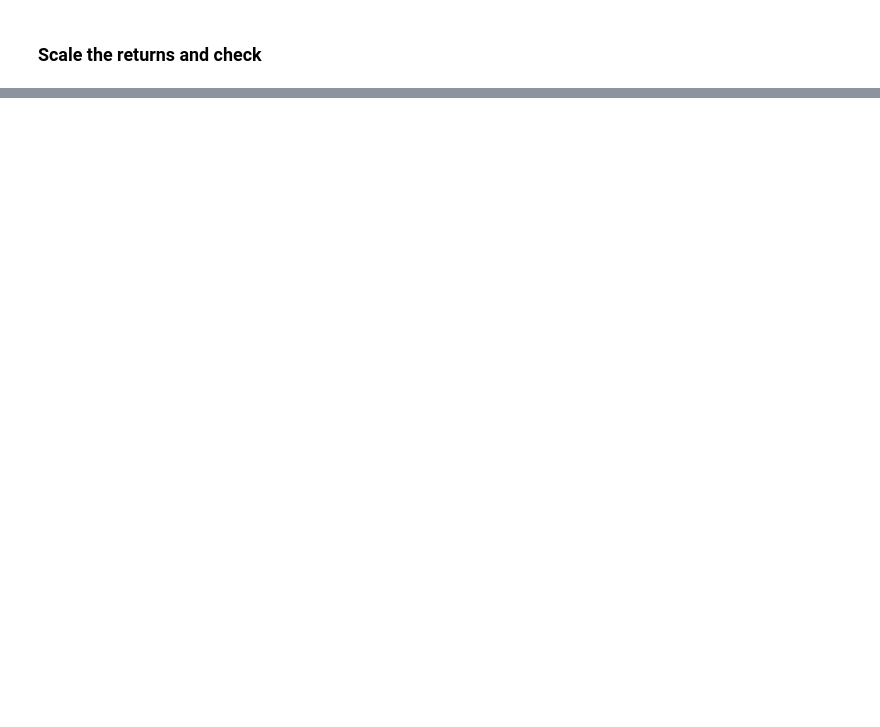
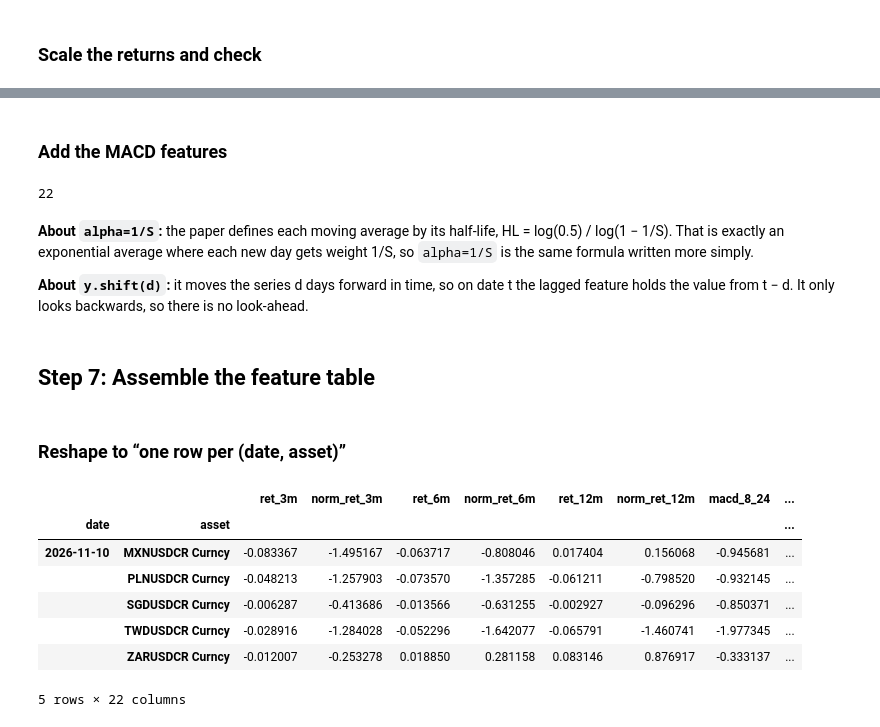
Before and after one commit to alvaro-serero/learning-to-rank, a Jupyter notebook: notebooks/main.ipynb, the cells around one changed output, grey strips where cells are left out. Cells and saved outputs as stored; diff of their text form; code cells hidden in the pictures; blank space fills up the shorter version.

```diff
--- a/notebooks/main.ipynb
+++ b/notebooks/main.ipynb
@@ -234,0 +298,11 @@ We can conclude that **vol scaling breaks on an asset that doesn’t really trad
+# %%
+HORIZONS = {"3m": 63, "6m": 126, "12m": 252}    # in trading days
+daily_vol = ex_ante_vol / np.sqrt(252)          # back from yearly to daily
+
+feats = {}
+for name, k in HORIZONS.items():
+    ret_k = prices / prices.shift(k) - 1                       # return over the past k days
+    feats[f"ret_{name}"] = ret_k
+    feats[f"norm_ret_{name}"] = ret_k / (daily_vol * np.sqrt(k))
+
+list(feats.keys())
@@ -234,0 +341,46 @@ We can conclude that **vol scaling breaks on an asset that doesn’t really trad
+# %% [markdown]
+### Add the MACD features
+# %%
+MACD_PAIRS = [(8, 24), (16, 48), (32, 96)]                  # (fast, slow) speeds
+LAGS = {"1m": 21, "3m": 63, "6m": 126, "12m": 252}          # in trading days
+
+def phi(y):
+    """Baz et al. response function."""
+    return y * np.exp(-y**2 / 4) / 0.89
+
+composite = 0
+for S, L in MACD_PAIRS:
+    macd = prices.ewm(alpha=1/S).mean() - prices.ewm(alpha=1/L).mean()
+    q = macd / prices.rolling(63).std()        # step 1: remove price units
+    y = q / q.rolling(252).std()               # step 2: comparable over time
+    feats[f"macd_{S}_{L}"] = y
+    for lag_name, d in LAGS.items():
+        feats[f"macd_{S}_{L}_lag{lag_name}"] = y.shift(d)   # value d days ago
+    composite = composite + phi(y)
+
+feats["macd_composite"] = composite
+len(feats)    # 22
+# %% [output]
+22
+# %% [markdown]
+**About `alpha=1/S`:** the paper defines each moving average by its half-life, HL = log(0.5) / log(1 − 1/S). That is exactly an exponential average where each new day gets weight 1/S, so `alpha=1/S` is the same formula written more simply.
+
+**About `y.shift(d)`:** it moves the series d days forward in time, so on date t the lagged feature holds the value from t − d. It only looks backwards, so there is no look-ahead.
+# %% [markdown]
+## Step 7: Assemble the feature table
+# %% [markdown]
+### Reshape to “one row per (date, asset)”
+# %%
+features = pd.concat({name: df.stack() for name, df in feats.items()}, axis=1)
+features.index.names = ["date", "asset"]
+features = features.dropna()        # keep rows where every feature exists
+features.tail()
+# %% [output]
+|  |  | ret_3m | norm_ret_3m | ret_6m | norm_ret_6m | ret_12m | norm_ret_12m | macd_8_24 | ... |
+| date | asset |  |  |  |  |  |  |  | ... |
+| 2026-11-10 | MXNUSDCR Curncy | -0.083367 | -1.495167 | -0.063717 | -0.808046 | 0.017404 | 0.156068 | -0.945681 | ... |
+|  | PLNUSDCR Curncy | -0.048213 | -1.257903 | -0.073570 | -1.357285 | -0.061211 | -0.798520 | -0.932145 | ... |
+|  | SGDUSDCR Curncy | -0.006287 | -0.413686 | -0.013566 | -0.631255 | -0.002927 | -0.096296 | -0.850371 | ... |
+|  | TWDUSDCR Curncy | -0.028916 | -1.284028 | -0.052296 | -1.642077 | -0.065791 | -1.460741 | -1.977345 | ... |
+|  | ZARUSDCR Curncy | -0.012007 | -0.253278 | 0.018850 | 0.281158 | 0.083146 | 0.876917 | -0.333137 | ... |
+5 rows × 22 columns
```
Also changed, not shown: parts of 27 cells of this notebook.
